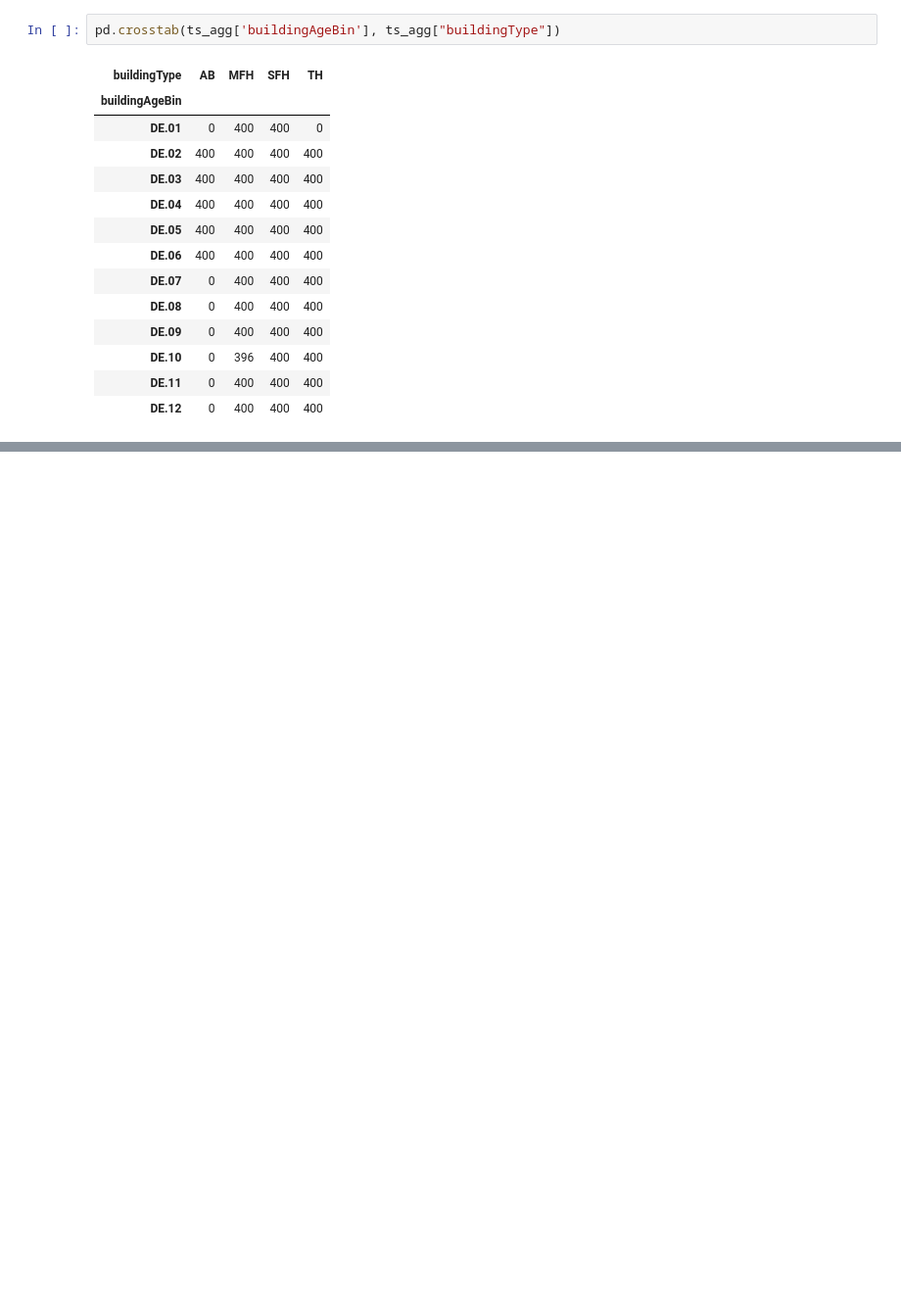
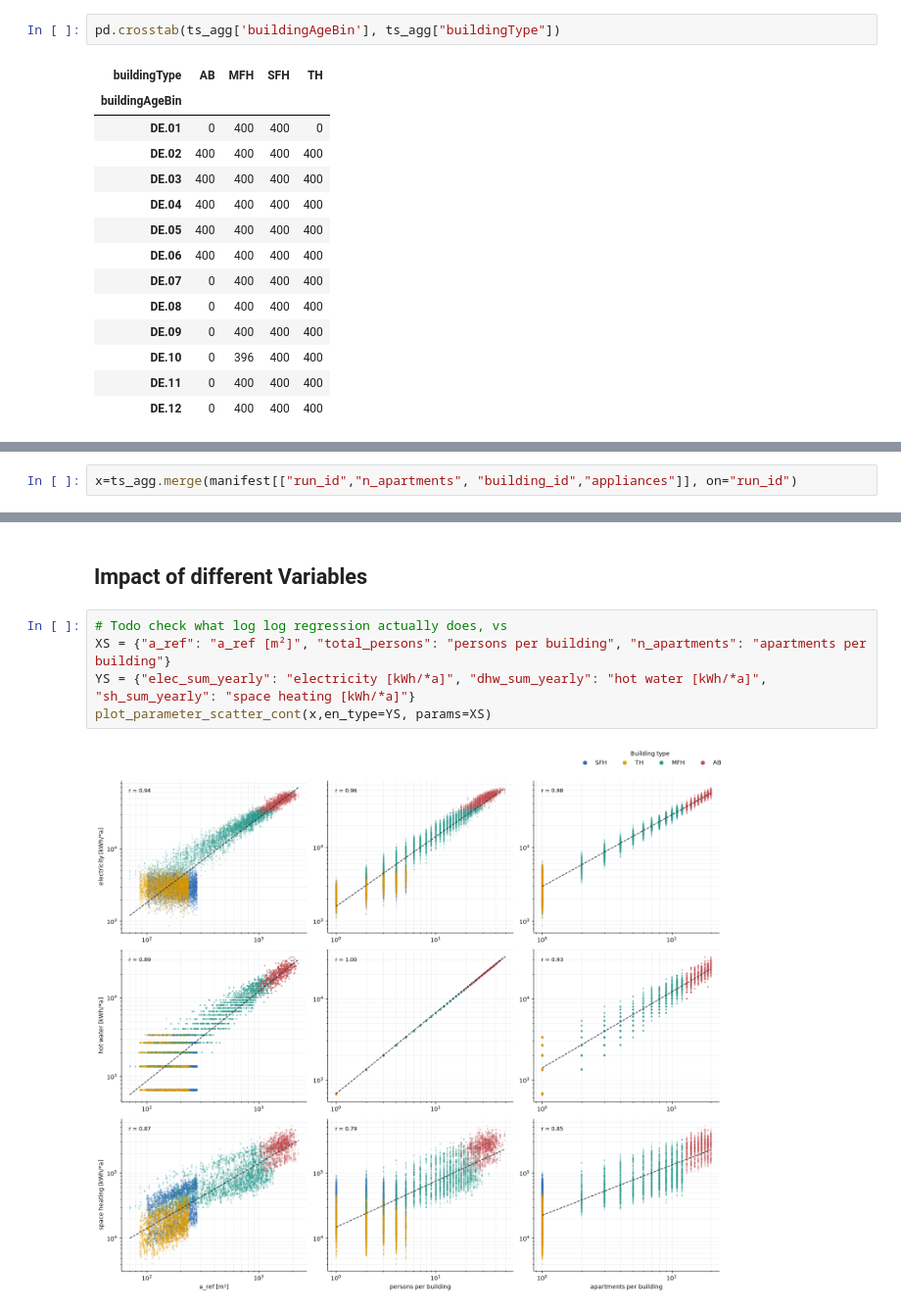
Before and after one commit to NV717/Master_Thesis_EWI_2026, a Jupyter notebook: Ch_2_Deskriptive_Analysis/DescAnalysis.ipynb, the cells around one changed output, grey strips where cells are left out. Shown at 98% size. Cells and saved outputs as stored; diff of their text form; blank space fills up the shorter version.

```diff
--- a/Ch_2_Deskriptive_Analysis/DescAnalysis.ipynb
+++ b/Ch_2_Deskriptive_Analysis/DescAnalysis.ipynb
@@ -178,0 +159,2 @@ NameError: name 'resid' is not defined
+# %%
+x=ts_agg.merge(manifest[["run_id","n_apartments", "building_id","appliances"]], on="run_id")
@@ -178,0 +202,9 @@ NameError: name 'resid' is not defined
+# %% [markdown]
+## Impact of different Variables
+# %%
+# Todo check what log log regression actually does, vs
+XS = {"a_ref": "a_ref [m²]", "total_persons": "persons per building", "n_apartments": "apartments per building"}
+YS = {"elec_sum_yearly": "electricity [kWh/*a]", "dhw_sum_yearly": "hot water [kWh/*a]", "sh_sum_yearly": "space heating [kWh/*a]"}
+plot_parameter_scatter_cont(x,en_type=YS, params=XS)
+# %% [output]
+[figure, added]
```
Also changed, not shown: parts of 18 cells of this notebook, 1 other file.
